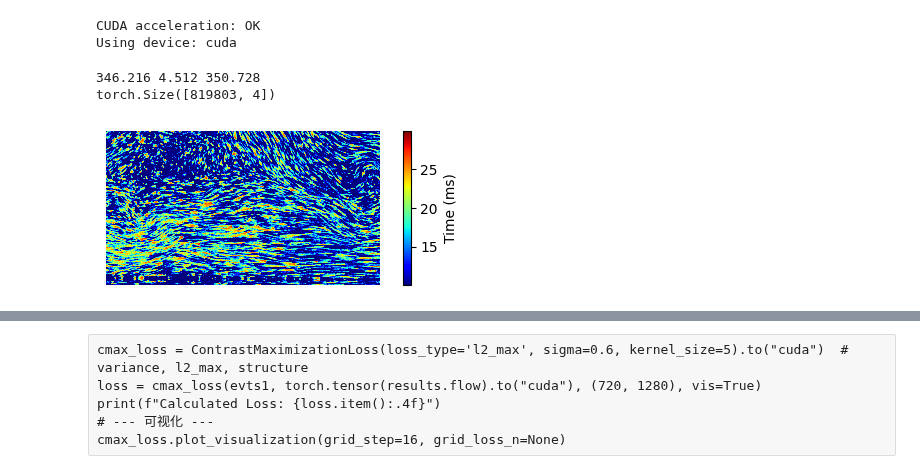
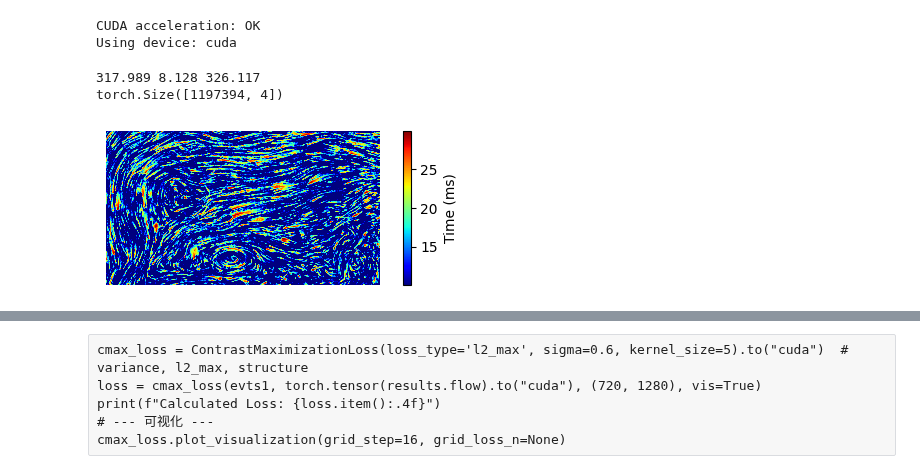
Before and after one commit to tingyu-art/AffineGS, a Jupyter notebook: EXP3.ipynb, the cells around one changed output, grey strips where cells are left out. Cells and saved outputs as stored; diff of their text form; code cells hidden in the pictures.

```diff
--- a/EXP3.ipynb
+++ b/EXP3.ipynb
@@ -21,39 +21,39 @@ from gaussian_flow import GaussianFlowConfig, run_gaussian_flow
 CUDA acceleration: OK
 Using device: cuda
 # %%
-flow_index = 1
+flow_index = 3
 flow_names = ["rotation", "ebiv", "jet", "water"]
 
 cases = [
     Dict(source_type="evk5", path="./data/real_old/rotation8.23.hdf5"),
     Dict(source_type="real", path="./data/real_old/ebiv_wallflow4_dense.h5"),
     Dict(source_type="evk5", path="./data/real_old/starting_jet.hdf5"),
     Dict(source_type="evk5", path="./data/n10.hdf5")
 
 ]
 
 event_loader = EventManager(**cases[flow_index])
 evts, _ = event_loader.load()
 print(evts[:, 2].max()-evts[:, 2].min(), evts[:, 2].min(), evts[:, 2].max())
 
 evts1 = torch.tensor(evts[(evts[:, 2] > 10) & (evts[:, 2] < 30)]).to("cuda")
 # evts2 = torch.tensor(evts[(evts[:, 2] > 10) & (evts[:, 2] < 50)]).to("cuda")
 
 print(evts1.shape)
 
 data = np.load("./data/real_old/rotation8.23_truth.npz")
 vel_h = data["u"]
 vel_w = data["v"]
 
 flowgt = torch.stack([torch.tensor(vel_h), torch.tensor(vel_w)], dim=0).to("cuda")
 plot_event_time2d(evts1, output_file=None)
 # plot_flow_field(u_gt, v_gt)
 # plot_flow_field(vel_h, vel_w, output_file=None, v_min = 0, v_max = 3, colorbar_flag=True, step=1, quiver_step=64,
 #                 scale=None, slFlag=False, figsize=(5, 3), cbar_ticks=None, cbar_tick_size=12)
 torch.cuda.empty_cache()
 # %% [output]
-346.216 4.512 350.728
-torch.Size([819803, 4])
+317.989 8.128 326.117
+torch.Size([1197394, 4])
-[figure, old version]
+[figure, new version]
 # %%
 start = time.time()
```
Also changed, not shown: parts of 4 cells of this notebook, 48 other files.
